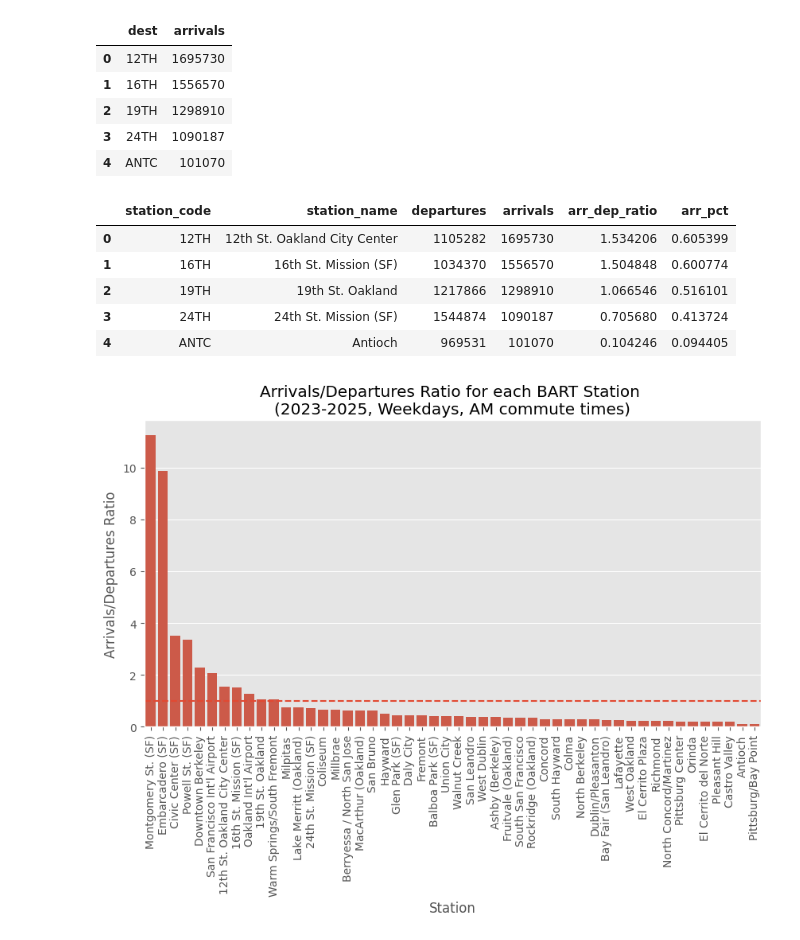
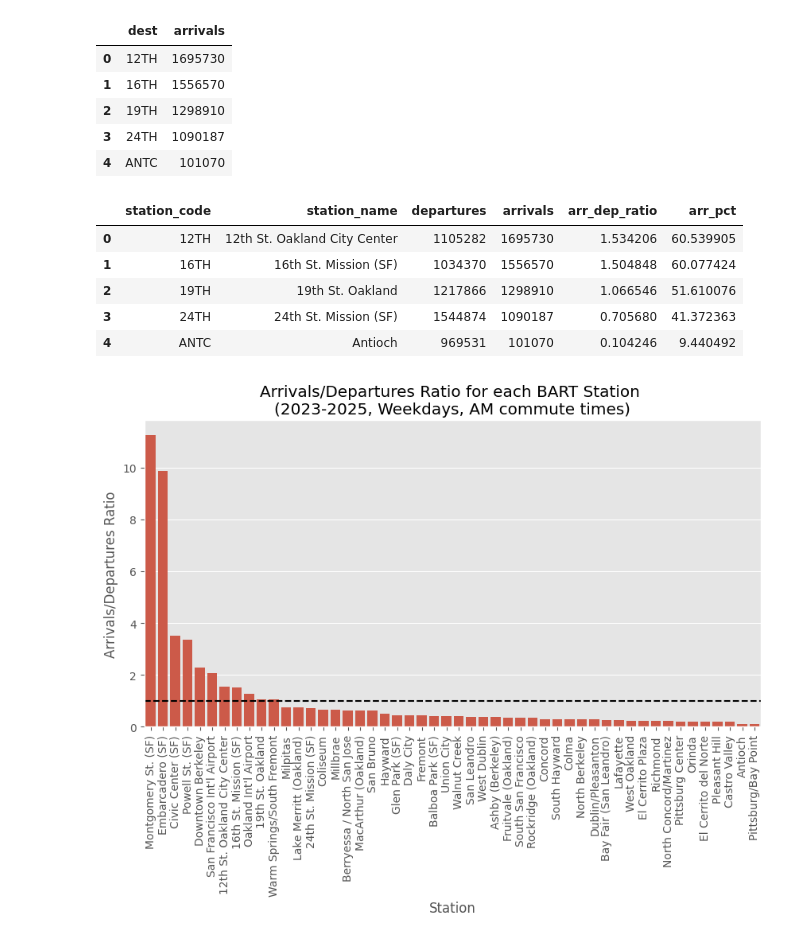
Before and after one commit to Hackquantumcpp/bart_ridership_analysis, a Jupyter notebook: 01-analysis.ipynb, the cells around one changed output. Drawn from its saved outputs; the diff is of its cells as text; code cells hidden in the pictures.

```diff
--- a/01-analysis.ipynb
+++ b/01-analysis.ipynb
@@ -256,27 +262,27 @@ deps_arrs = pd.merge(left=departures_am, right=exits_am, left_on='origin', right
 )
 deps_arrs['station_name'] = deps_arrs['station_code'].map(lambda x: station_codes[x])
 deps_arrs['arr_dep_ratio'] = deps_arrs['arrivals'] / deps_arrs['departures']
-deps_arrs['arr_pct'] = deps_arrs['arrivals'] / (deps_arrs['arrivals'] + deps_arrs['departures']) # Technically proportion, not percentage
+deps_arrs['arr_pct'] = deps_arrs['arrivals'] / (deps_arrs['arrivals'] + deps_arrs['departures']) * 100
 deps_arrs = deps_arrs[['station_code', 'station_name', 'departures', 'arrivals', 'arr_dep_ratio', 'arr_pct']]
 deps_arrs.head()
 # %% [output]
 |  | station_code | station_name | departures | arrivals | arr_dep_ratio | arr_pct |
-| 0 | 12TH | 12th St. Oakland City Center | 1105282 | 1695730 | 1.534206 | 0.605399 |
-| 1 | 16TH | 16th St. Mission (SF) | 1034370 | 1556570 | 1.504848 | 0.600774 |
-| 2 | 19TH | 19th St. Oakland | 1217866 | 1298910 | 1.066546 | 0.516101 |
-| 3 | 24TH | 24th St. Mission (SF) | 1544874 | 1090187 | 0.705680 | 0.413724 |
-| 4 | ANTC | Antioch | 969531 | 101070 | 0.104246 | 0.094405 |
+| 0 | 12TH | 12th St. Oakland City Center | 1105282 | 1695730 | 1.534206 | 60.539905 |
+| 1 | 16TH | 16th St. Mission (SF) | 1034370 | 1556570 | 1.504848 | 60.077424 |
+| 2 | 19TH | 19th St. Oakland | 1217866 | 1298910 | 1.066546 | 51.610076 |
+| 3 | 24TH | 24th St. Mission (SF) | 1544874 | 1090187 | 0.705680 | 41.372363 |
+| 4 | ANTC | Antioch | 969531 | 101070 | 0.104246 | 9.440492 |
 # %%
 plt.figure(figsize=(10, 5))
 sns.barplot(
     data = deps_arrs.sort_values(['arr_dep_ratio'], ascending=False),
     x = 'station_name',
     y = 'arr_dep_ratio'
 )
 plt.xlabel('Station')
 plt.ylabel('Arrivals/Departures Ratio')
 plt.title('Arrivals/Departures Ratio for each BART Station \n(2023-2025, Weekdays, AM commute times)')
 plt.xticks(rotation=90)
-plt.axhline(y = 1, linestyle = '--');
+plt.axhline(y = 1, color='black', linestyle = '--');
 # %% [output]
-[figure, old version]
+[figure, new version]
```
Also changed, not shown: parts of 11 cells of this notebook.
